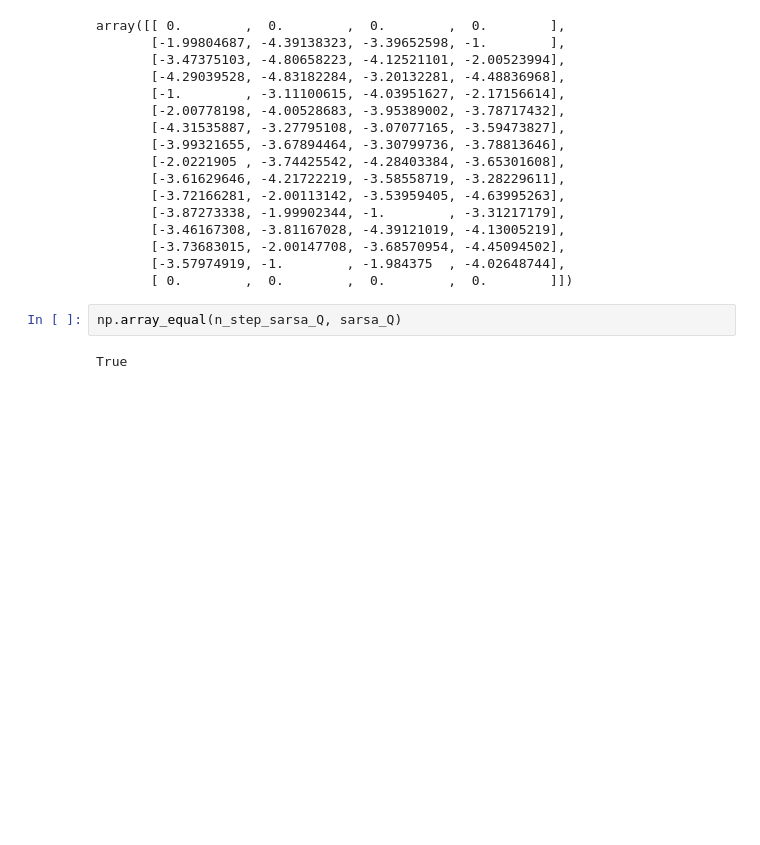
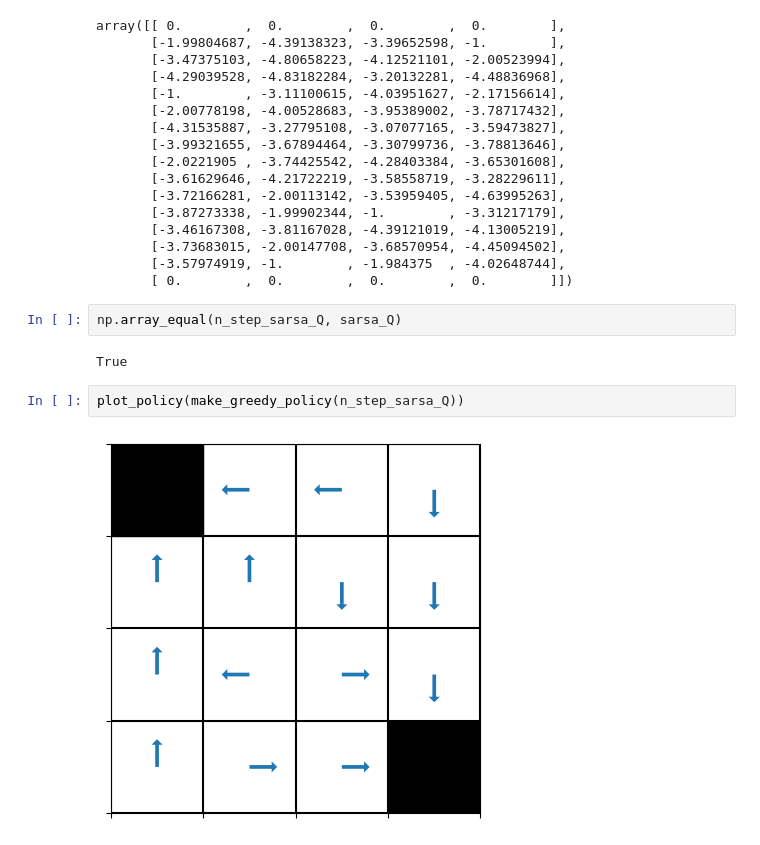
Before and after one commit to slagosz/pyPlayground, a Jupyter notebook: rl/grid_world_td.ipynb, the cells around one changed output. Cells and saved outputs as stored; diff of their text form; blank space fills up the shorter version.

```diff
--- a/rl/grid_world_td.ipynb
+++ b/rl/grid_world_td.ipynb
@@ -328,3 +328,7 @@ array([[ 0.        ,  0.        ,  0.        ,  0.        ],
 np.array_equal(n_step_sarsa_Q, sarsa_Q)
 # %% [output]
 True
+# %%
+plot_policy(make_greedy_policy(n_step_sarsa_Q))
+# %% [output]
+[figure, added]
```
Also changed, not shown: parts of 1 cell of this notebook, 8 other files.
